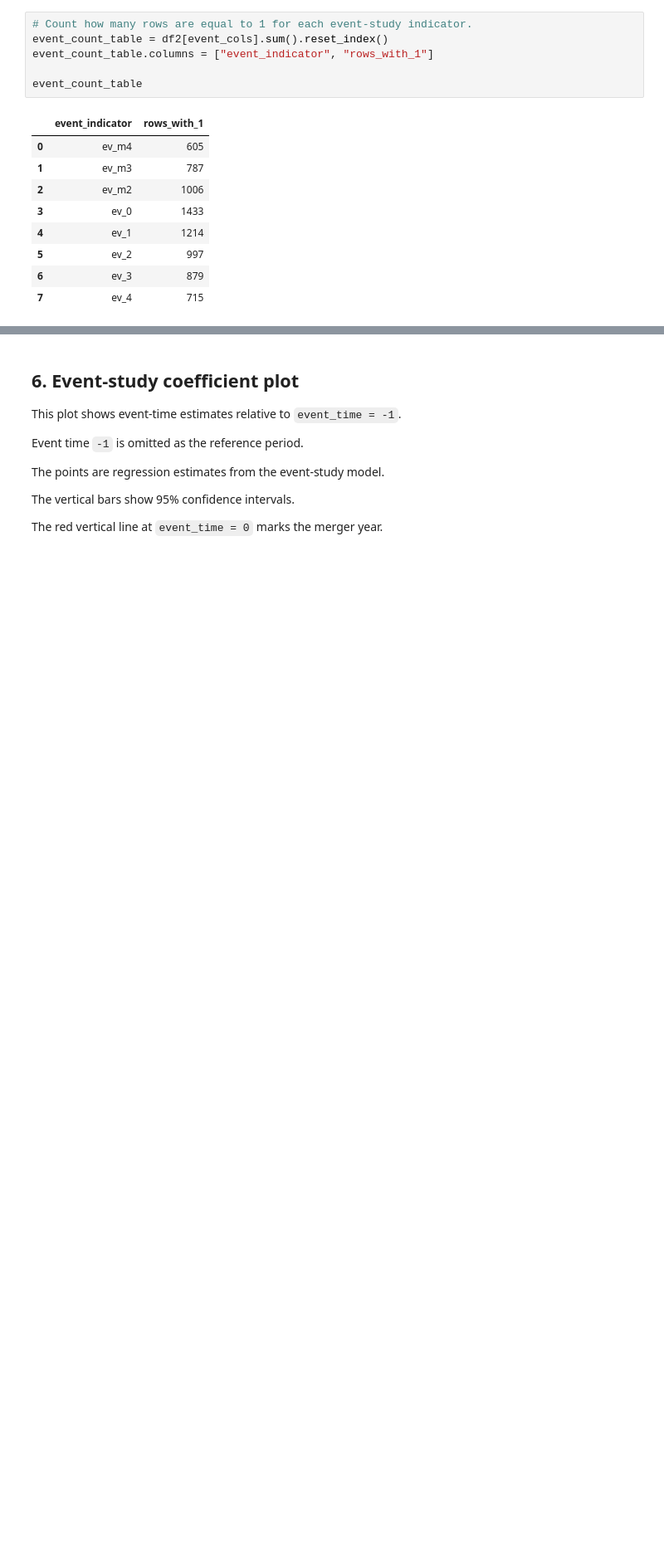
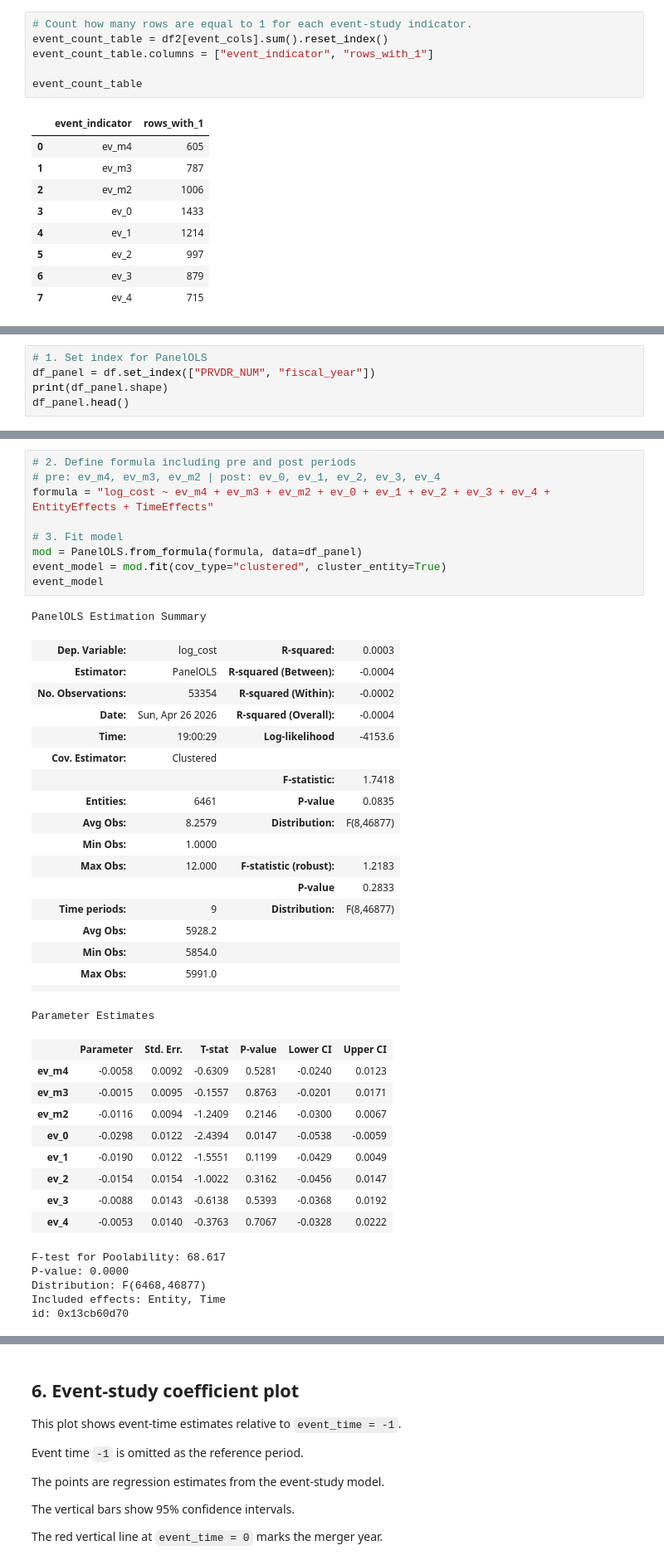
Before and after one commit to FarnooshMemari/IDS_701_final_project, a Jupyter notebook: 03_main_analysis/02_staggered_did.ipynb, the cells around one changed output, grey strips where cells are left out. Shown at 83% size. Saved outputs shown, nothing was run; the diff lists cells and outputs as text; blank space fills up the shorter version.

```diff
--- a/03_main_analysis/02_staggered_did.ipynb
+++ b/03_main_analysis/02_staggered_did.ipynb
@@ -330,0 +281,5 @@ event_results.round(4)
+# %%
+# 1. Set index for PanelOLS
+df_panel = df.set_index(["PRVDR_NUM", "fiscal_year"])
+print(df_panel.shape)
+df_panel.head()
@@ -330,0 +295,43 @@ event_results.round(4)
+# %%
+# 2. Define formula including pre and post periods
+# pre: ev_m4, ev_m3, ev_m2 | post: ev_0, ev_1, ev_2, ev_3, ev_4
+formula = "log_cost ~ ev_m4 + ev_m3 + ev_m2 + ev_0 + ev_1 + ev_2 + ev_3 + ev_4 + EntityEffects + TimeEffects"
+
+# 3. Fit model
+mod = PanelOLS.from_formula(formula, data=df_panel)
+event_model = mod.fit(cov_type="clustered", cluster_entity=True)
+event_model
+# %% [output]
+PanelOLS Estimation Summary
+| Dep. Variable: | log_cost | R-squared: | 0.0003 |
+| Estimator: | PanelOLS | R-squared (Between): | -0.0004 |
+| No. Observations: | 53354 | R-squared (Within): | -0.0002 |
+| Date: | Sun, Apr 26 2026 | R-squared (Overall): | -0.0004 |
+| Time: | 19:00:29 | Log-likelihood | -4153.6 |
+| Cov. Estimator: | Clustered |  |  |
+|  |  | F-statistic: | 1.7418 |
+| Entities: | 6461 | P-value | 0.0835 |
+| Avg Obs: | 8.2579 | Distribution: | F(8,46877) |
+| Min Obs: | 1.0000 |  |  |
+| Max Obs: | 12.000 | F-statistic (robust): | 1.2183 |
+|  |  | P-value | 0.2833 |
+| Time periods: | 9 | Distribution: | F(8,46877) |
+| Avg Obs: | 5928.2 |  |  |
+| Min Obs: | 5854.0 |  |  |
+| Max Obs: | 5991.0 |  |  |
+|  |  |  |  |
+Parameter Estimates
+|  | Parameter | Std. Err. | T-stat | P-value | Lower CI | Upper CI |
+| ev_m4 | -0.0058 | 0.0092 | -0.6309 | 0.5281 | -0.0240 | 0.0123 |
+| ev_m3 | -0.0015 | 0.0095 | -0.1557 | 0.8763 | -0.0201 | 0.0171 |
+| ev_m2 | -0.0116 | 0.0094 | -1.2409 | 0.2146 | -0.0300 | 0.0067 |
+| ev_0 | -0.0298 | 0.0122 | -2.4394 | 0.0147 | -0.0538 | -0.0059 |
+| ev_1 | -0.0190 | 0.0122 | -1.5551 | 0.1199 | -0.0429 | 0.0049 |
+| ev_2 | -0.0154 | 0.0154 | -1.0022 | 0.3162 | -0.0456 | 0.0147 |
+| ev_3 | -0.0088 | 0.0143 | -0.6138 | 0.5393 | -0.0368 | 0.0192 |
+| ev_4 | -0.0053 | 0.0140 | -0.3763 | 0.7067 | -0.0328 | 0.0222 |
+F-test for Poolability: 68.617
+P-value: 0.0000
+Distribution: F(6468,46877)
+Included effects: Entity, Time
+id: 0x13cb60d70
```
Also changed, not shown: parts of 10 cells of this notebook, 9 other files.
